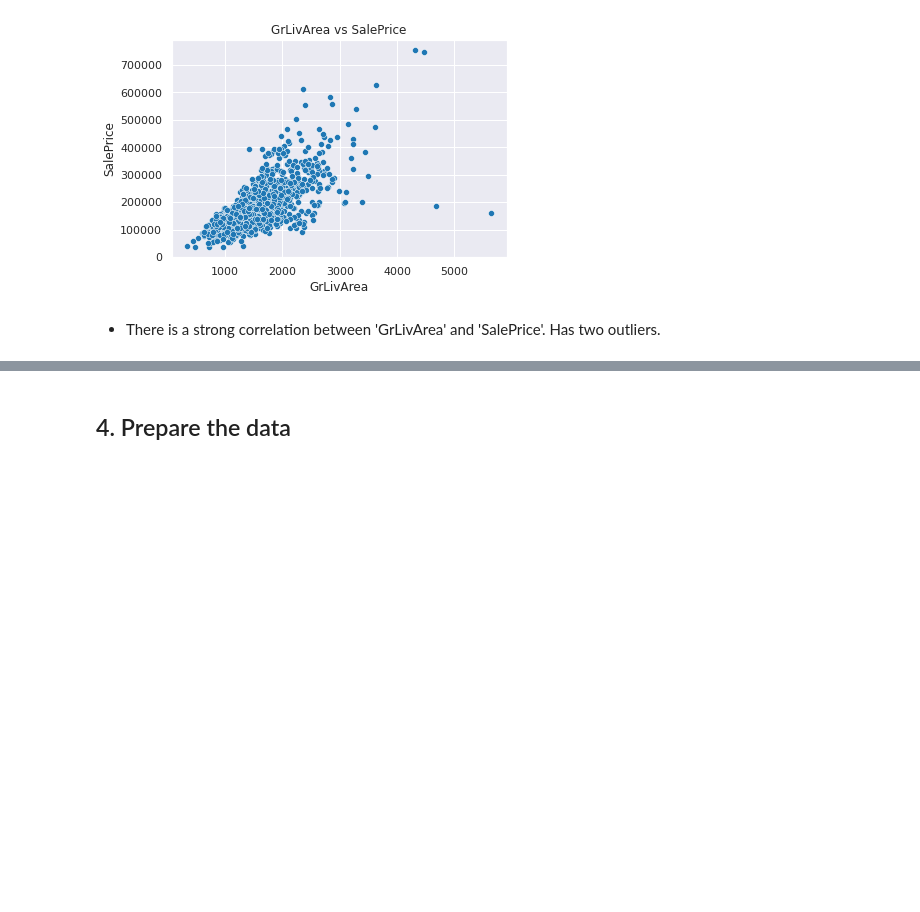
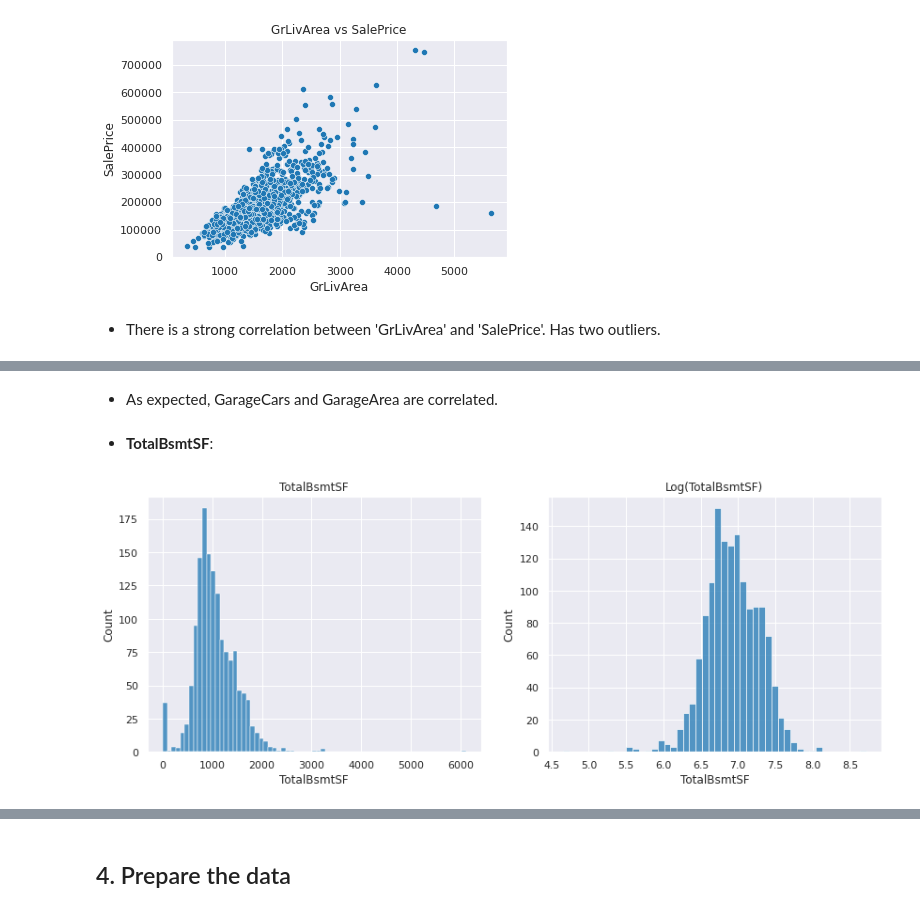
Before and after one commit to adriancervero/kaggle, a Jupyter notebook: house-prices/house-prices.ipynb, the cells around one changed output, grey strips where cells are left out. Drawn from its saved outputs; the diff is of its cells as text; code cells hidden in the pictures; blank space fills up the shorter version.

```diff
--- a/house-prices/house-prices.ipynb
+++ b/house-prices/house-prices.ipynb
@@ -207,0 +248,13 @@ plt.title('GrLivArea vs SalePrice');
+# %% [markdown]
+* As expected, GarageCars and GarageArea are correlated.
+# %% [markdown]
+* **TotalBsmtSF**:
+# %%
+f, ax = plt.subplots(1, 2, figsize=(14,5))
+sns.histplot(train['TotalBsmtSF'], ax=ax[0]);
+totalbsmtsf_with_no_nan = train[train['TotalBsmtSF'] != 0]['TotalBsmtSF']
+sns.histplot(np.log(totalbsmtsf_with_no_nan), ax=ax[1]);
+ax[0].set_title('TotalBsmtSF');
+ax[1].set_title('Log(TotalBsmtSF)');
+# %% [output]
+[figure, added]
```
Also changed, not shown: parts of 34 cells of this notebook.
